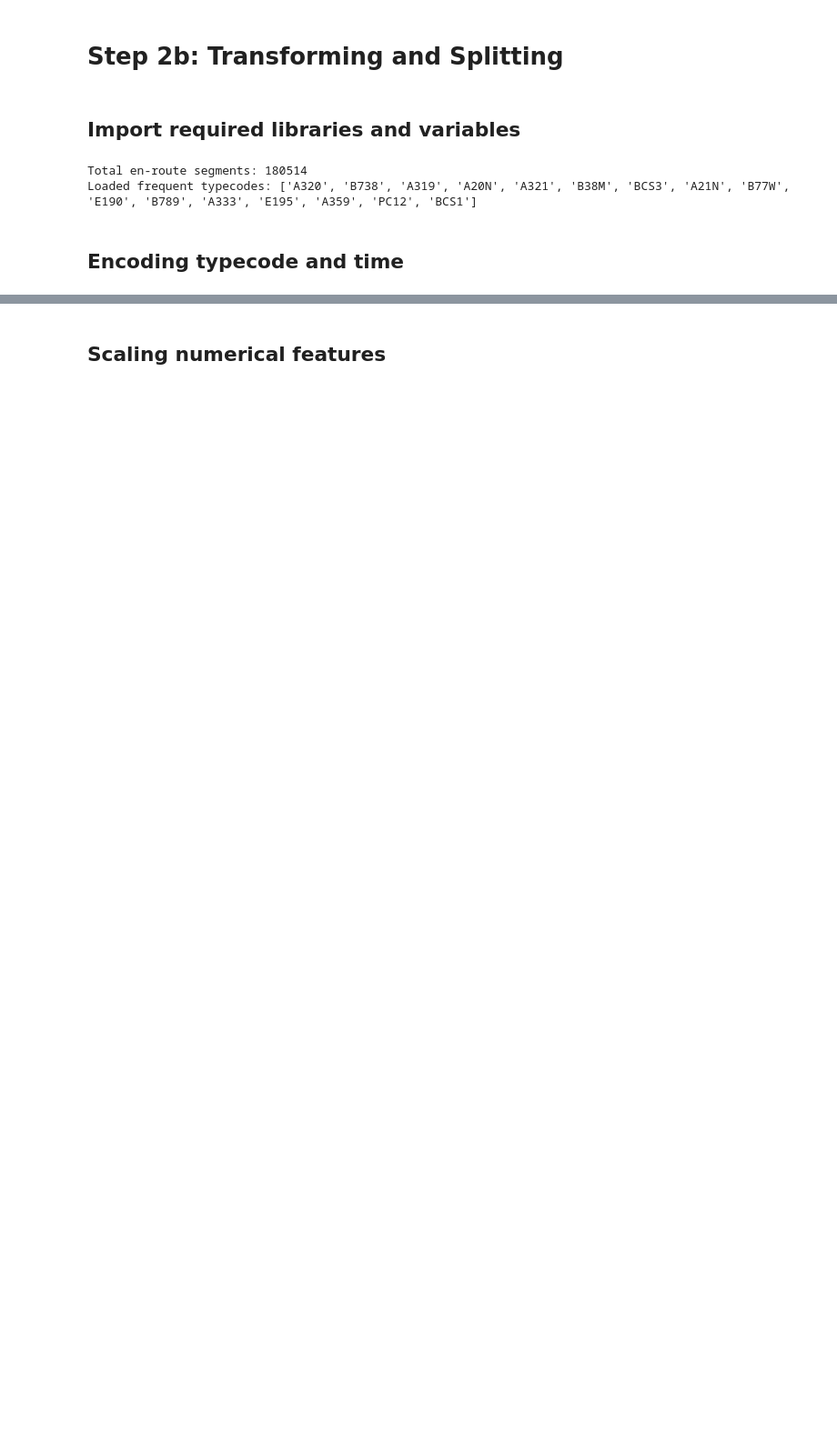
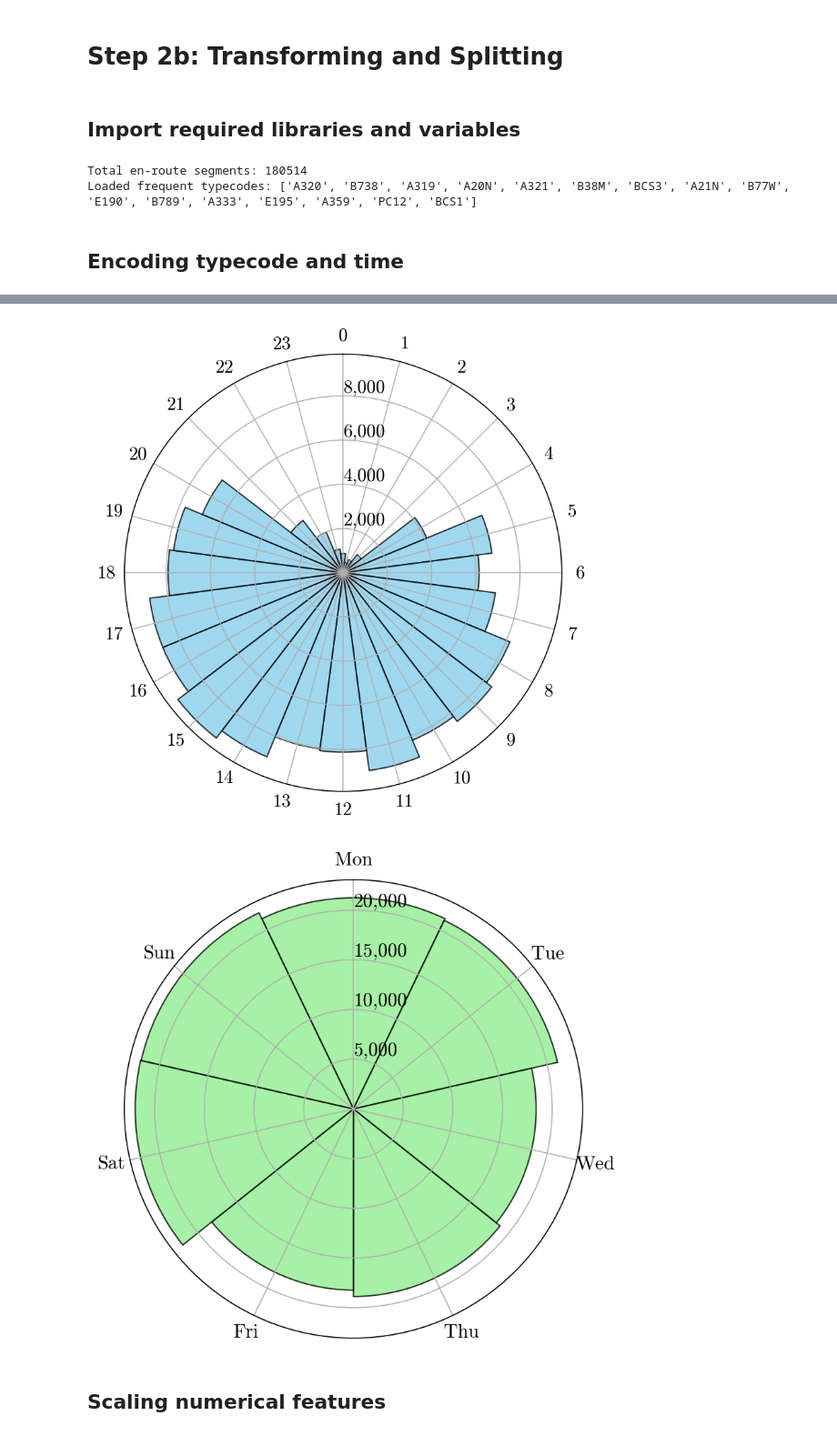
Before and after one commit to alexfustagueras/Stochastic_Aircraft_Trajectory_Prediction, a Jupyter notebook: 02b_transforming.ipynb, the cells around one changed output, grey strips where cells are left out. Shown at 91% size. Saved outputs shown, nothing was run; the diff lists cells and outputs as text; code cells hidden in the pictures; blank space fills up the shorter version.

Commit message:
Updates in the code. Final commit before delivery of the project.

```diff
--- a/02b_transforming.ipynb
+++ b/02b_transforming.ipynb
@@ -35,6 +35,14 @@ Loaded frequent typecodes: ['A320', 'B738', 'A319', 'A20N', 'A321', 'B38M', 'BCS
 t_encode = t_enroute
 t_encode.data = t_enroute.data[t_encode.data['typecode'].isin(frequent_types)]
 
-print(f"Total flights kept: {len(t_encode)}")
-t_encode.data.columns
+# Show the difference between total flights and flights with data
+print(f"Total flights in t_encode object: {len(t_encode)}")
+print(f"Flights that actually have data rows: {t_encode.data['flight_id'].nunique()}")
+print(f"Difference (flights with no data): {len(t_encode) - t_encode.data['flight_id'].nunique()}")
+
+# Rebuild t_encode to match reality
+t_encode = Traffic(t_encode.data)
+print(f"\nAfter rebuilding t_encode:")
+print(f"Total flights in t_encode object: {len(t_encode)}")
+print(f"Flights that actually have data rows: {t_encode.data['flight_id'].nunique()}")
 # %% [output]
@@ -98,6 +109,66 @@ Index(['timestamp', 'icao24', 'flight_id', 'callsign', 'typecode', 'latitude',
        'hour', 'weekday', 'month', 'hour_sin', 'hour_cos', 'weekday_sin',
        'weekday_cos', 'month_sin', 'month_cos'],
       dtype='object')
+# %%
+import matplotlib.pyplot as plt
+import matplotlib.ticker as mticker
+import numpy as np
+
+plt.rcParams.update({
+    'text.usetex': False,
+    'axes.formatter.use_mathtext' : True,
+    'font.family': 'cmr10',
+    'font.size': 15,
+    'axes.labelsize': 17,
+    'axes.titlesize': 18,
+    'xtick.labelsize': 14,
+    'ytick.labelsize': 14,
+    'figure.dpi': 150
+})
+
+# Per-flight cyclic presentation: use the first timestamp of each flight
+firsts = t_encode.data.sort_values('timestamp').groupby('flight_id').first()
+
+# Hour per flight
+hour_counts = firsts['hour'].value_counts().sort_index()
+hours = np.arange(24)
+counts = hour_counts.reindex(hours, fill_value=0).values
+angles = 2 * np.pi * hours / 24
+
+fig, ax = plt.subplots(subplot_kw={'projection': 'polar'}, figsize=(6, 6))
+ax.bar(angles, counts, width=2*np.pi/24, bottom=0.0, color='skyblue', edgecolor='k', alpha=0.8)
+ax.set_xticks(np.linspace(0, 2*np.pi, 24, endpoint=False))
+ax.set_xticklabels([str(h) for h in hours])
+#ax.set_title('Cyclic Distribution of Flights by Hour (first timestamp)', va='bottom')
+
+ax.set_rlabel_position(0)  # (optional) sets the position of the radial labels
+ax.yaxis.set_major_formatter(mticker.FuncFormatter(lambda x, _: f"{int(x):,}"))
+
+ax.set_theta_zero_location('N')
+ax.set_theta_direction(-1)
+plt.show()
+
+# Weekday per flight
+weekday_counts = firsts['weekday'].value_counts().sort_index()
+weekdays = np.arange(7)
+counts_wd = weekday_counts.reindex(weekdays, fill_value=0).values
+angles_wd = 2 * np.pi * weekdays / 7
+
+fig, ax = plt.subplots(subplot_kw={'projection': 'polar'}, figsize=(6, 6))
+ax.bar(angles_wd, counts_wd, width=2*np.pi/7, bottom=0.0, color='lightgreen', edgecolor='k', alpha=0.8)
+ax.set_xticks(np.linspace(0, 2*np.pi, 7, endpoint=False))
+ax.set_xticklabels(['Mon', 'Tue', 'Wed', 'Thu', 'Fri', 'Sat', 'Sun'])
+#ax.set_title('Cyclic Distribution of Flights by Weekday (first timestamp)', va='bottom')
+
+ax.set_rlabel_position(0)  # (optional) sets the position of the radial labels
+ax.yaxis.set_major_formatter(mticker.FuncFormatter(lambda x, _: f"{int(x):,}"))
+
+ax.set_theta_zero_location('N')
+ax.set_theta_direction(-1)
+plt.show()
+# %% [output]
+[figure, added]
+[figure, added]
 # %% [markdown]
 ## Scaling numerical features
 # %%
```
Also changed, not shown: parts of 8 cells of this notebook, 8 other files.
